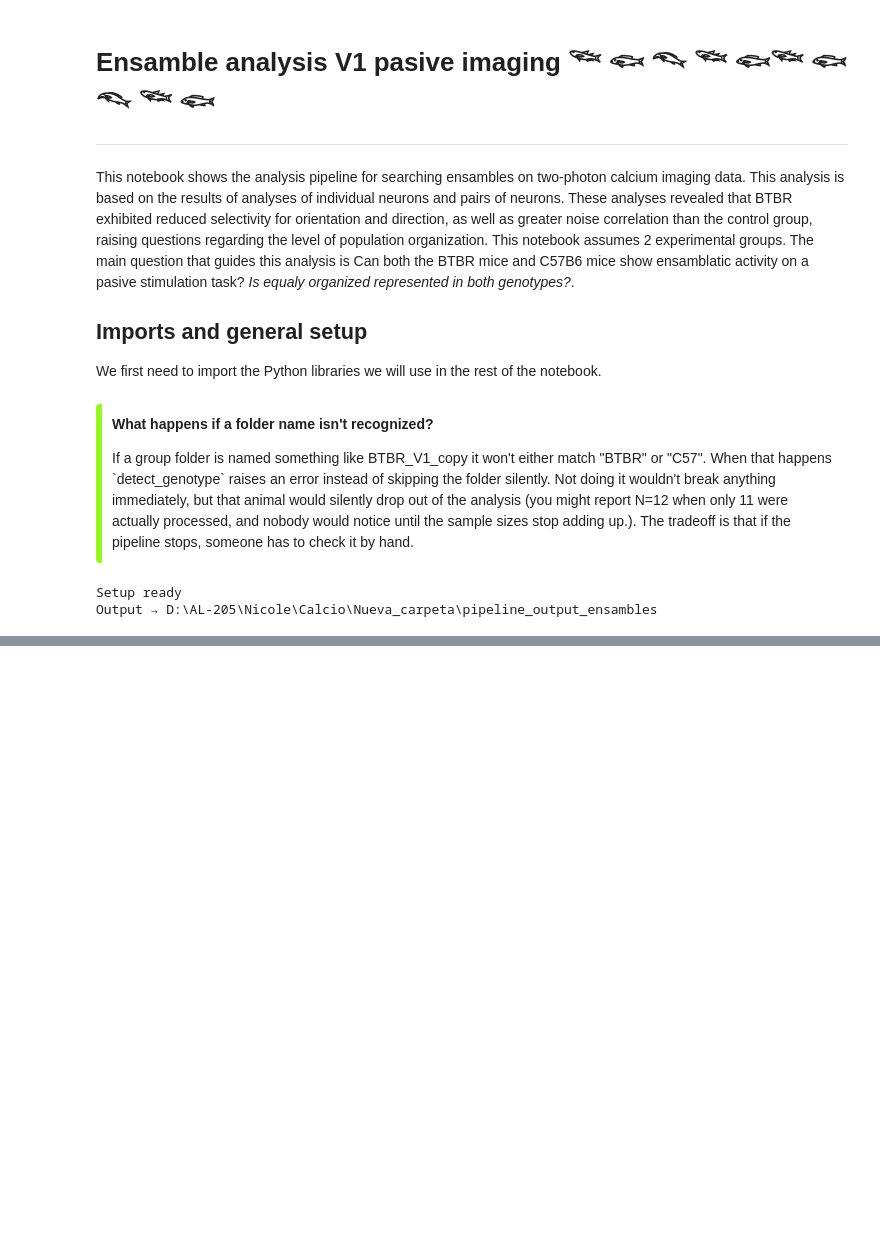
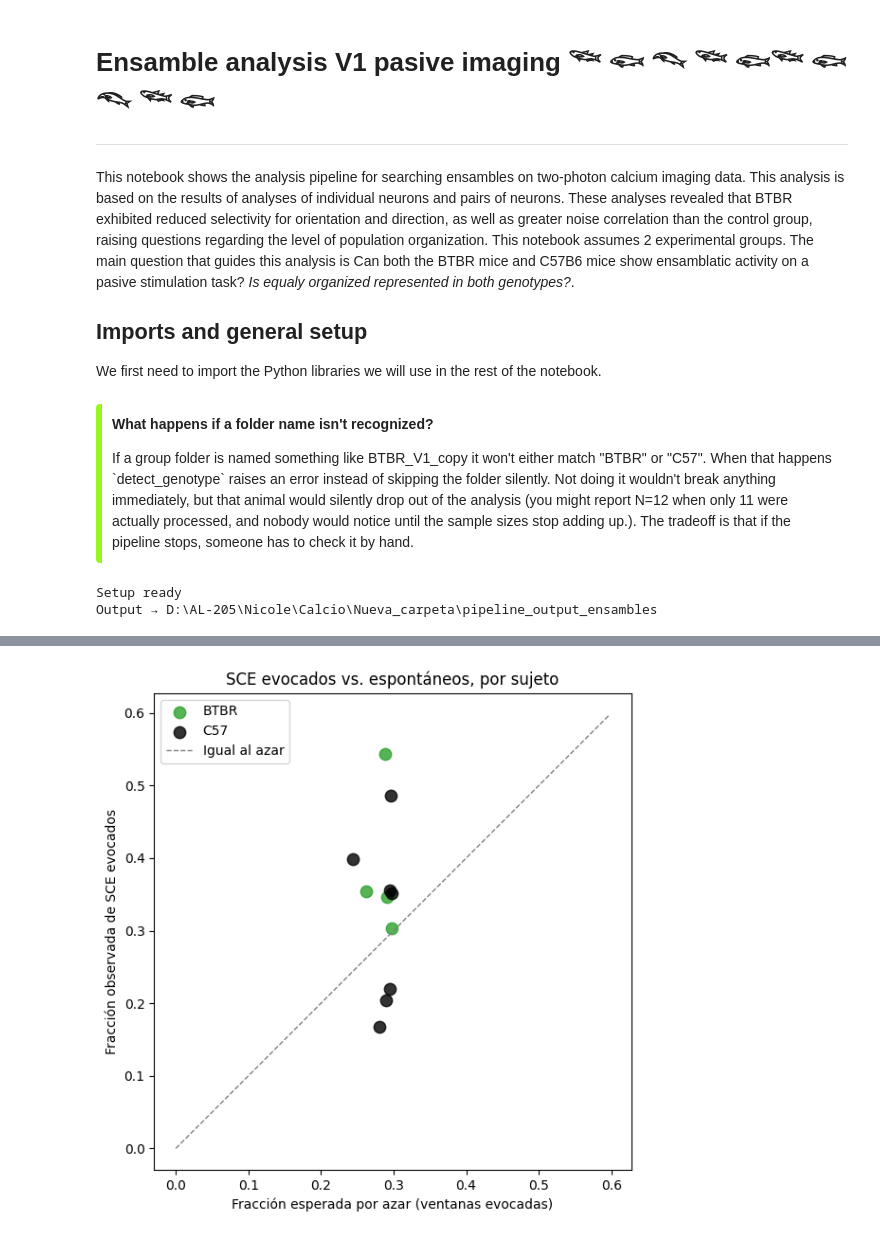
Before and after one commit to gnickii/v1-sensory-coding-asd-model, a Jupyter notebook: src/ensambles/ensambles_pipeline.ipynb, the cells around one changed output, grey strips where cells are left out. Drawn from its saved outputs; the diff is of its cells as text; code cells hidden in the pictures; blank space fills up the shorter version.

```diff
--- a/src/ensambles/ensambles_pipeline.ipynb
+++ b/src/ensambles/ensambles_pipeline.ipynb
@@ -499,0 +751,4 @@ C57: 851 total responsive neurons across 7 subjects
+# %%
+is_sce, threshold = detect_sce(coactivity_test, null_dist)
+print( f"threshold: {threshold:.1f}")
+print(f'Frames marked as SCEs: {is_sce.sum()} / {len(is_sce)} ({100*is_sce.mean():.2f}%)')
@@ -499,0 +873,17 @@ C57: 851 total responsive neurons across 7 subjects
+# %%
+sid_test = 'Delta 4-22 wt'
+stimsnframes_test = subject_data[sid_test]['stimsnframes']  # si lo guardaste ahí; si no, dime dónde vive
+is_sce_test = continuous_traces_data[sid_test]['is_sce']
+
+is_evoked_test = classify_evoked_sce(is_sce_test, stimsnframes_test)
+n_evoked = is_evoked_test[continuous_traces_data[sid_test]['is_sce']].sum()
+n_total = continuous_traces_data[sid_test]['is_sce'].sum()
+print(f'SCE evocados: {n_evoked} / {n_total} ({100*n_evoked/n_total:.1f}%)')
+
+frac_background= evoked_window_fraction(
+    subject_data[sid_test]['stimsnframes'],
+    continuous_traces_data[sid_test]['n_frames_total']
+)
+
+print(f'Background fraction (expected by chance): {100*frac_background:.1f}%')
+print(f'Observed fraction of evoked SCEs:{100*n_evoked/n_total:.1f}%')
@@ -499,0 +1069,23 @@ C57: 851 total responsive neurons across 7 subjects
+# %%
+fig, ax = plt.subplots(figsize=(6, 6))
+
+palette = {'BTBR': '#2ca02c', 'C57': '#000000'}
+
+for geno in ['BTBR', 'C57']:
+    subset = sce_evoked_df[sce_evoked_df['genotype'] == geno]
+    ax.scatter(subset['frac_background'], subset['frac_observed'],
+               label=geno, color=palette[geno], s=80, alpha=0.8)
+
+lims = [0, max(sce_evoked_df['frac_background'].max(), sce_evoked_df['frac_observed'].max()) * 1.1]
+ax.plot(lims, lims, ls='--', color='gray', lw=1, label='Igual al azar')
+
+ax.set_xlabel('Fracción esperada por azar (ventanas evocadas)')
+ax.set_ylabel('Fracción observada de SCE evocados')
+ax.set_title('SCE evocados vs. espontáneos, por sujeto')
+ax.legend()
+ax.set_aspect('equal')
+plt.tight_layout()
+plt.savefig(OUTPUT_DIR / 'sce_evoked_vs_background.svg', format='svg', bbox_inches='tight')
+plt.show()
+# %% [output]
+[figure, added]
```
Also changed, not shown: parts of 36 cells of this notebook.
